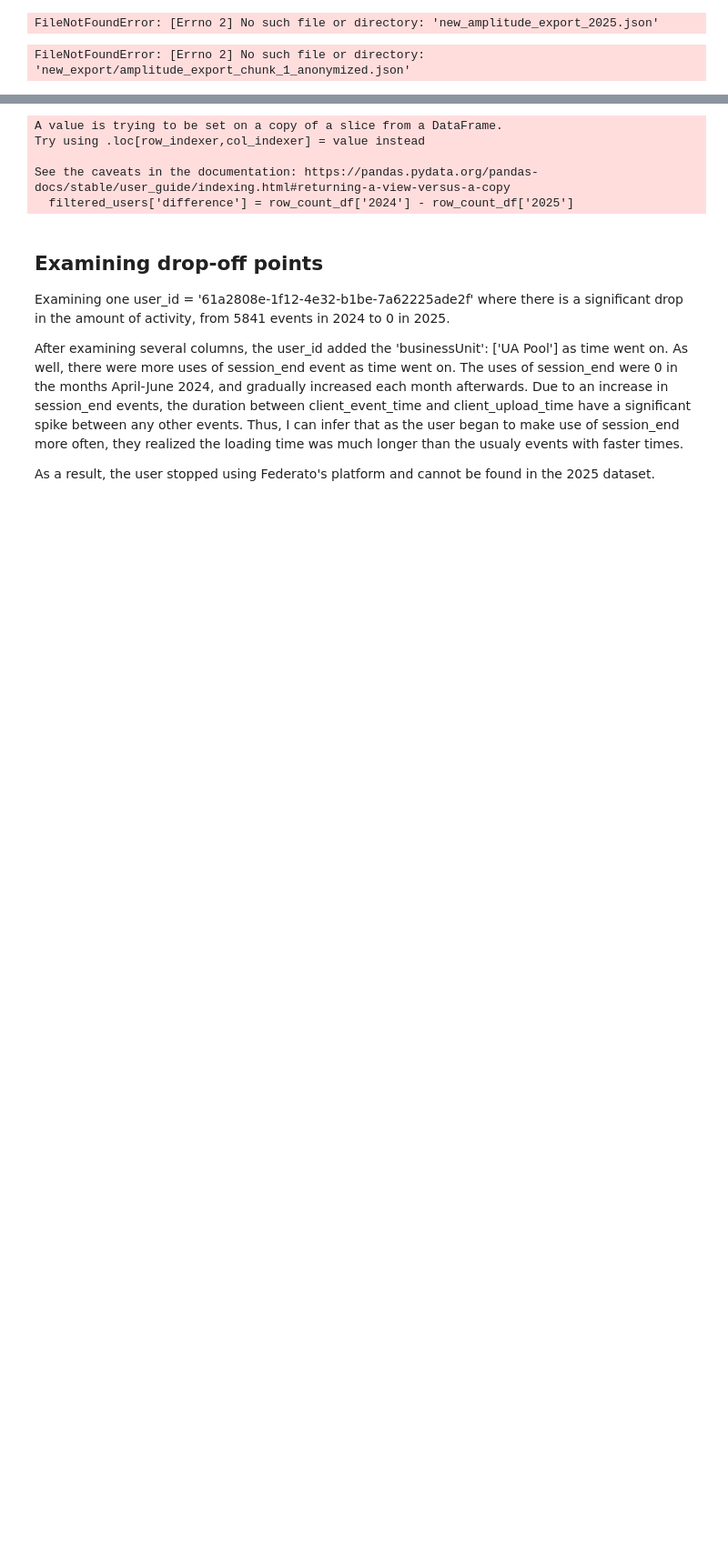
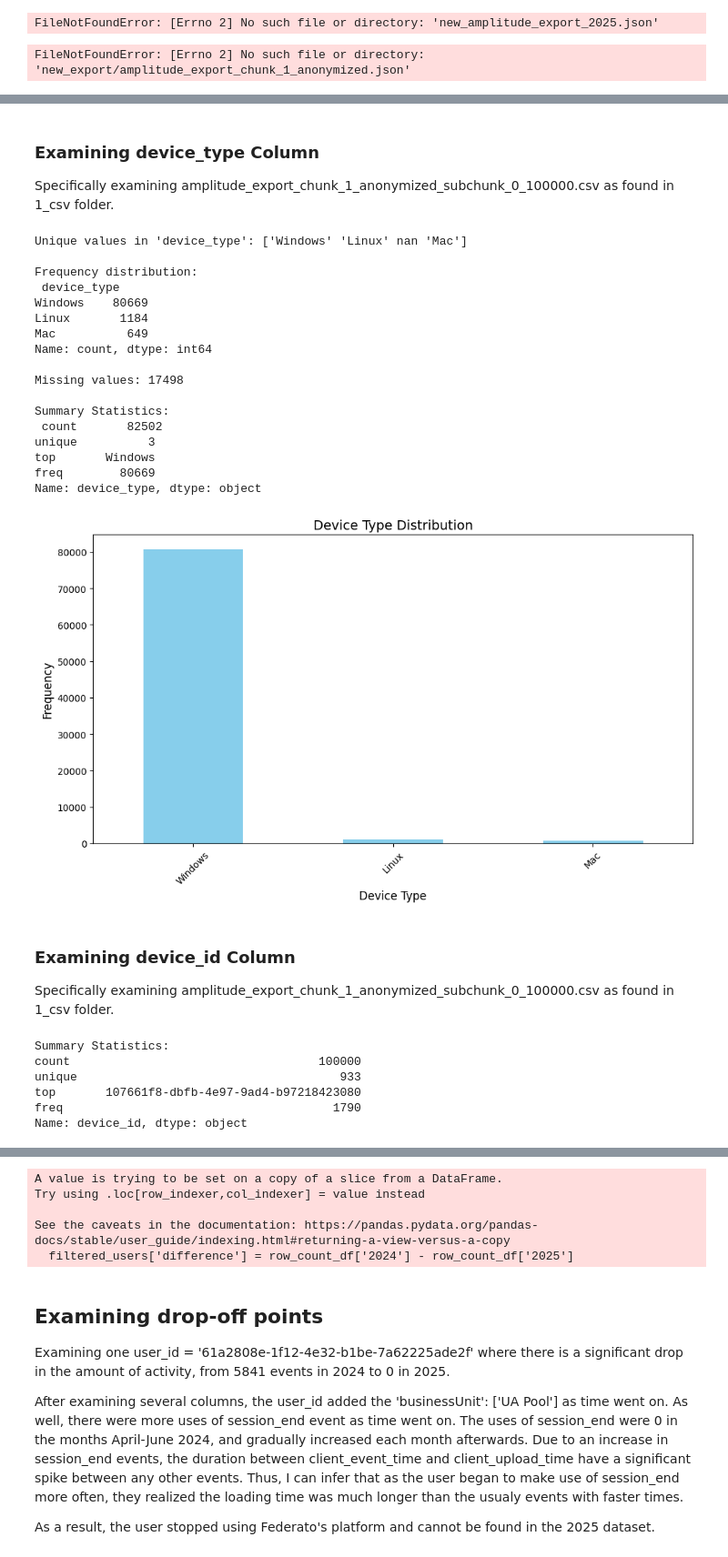
Before and after one commit to nyra-rodrigues/Federato-RiskOps-Platform-Optimization-Challenge, a Jupyter notebook: federato_data_read_starter.ipynb, the cells around one changed output, grey strips where cells are left out. Shown at 91% size. Saved outputs shown, nothing was run; the diff lists cells and outputs as text; code cells hidden in the pictures; blank space fills up the shorter version.

```diff
--- a/federato_data_read_starter.ipynb
+++ b/federato_data_read_starter.ipynb
@@ -190,0 +401,68 @@ plt.show()
+# %% [markdown]
+### Examining device_type Column
+Specifically examining amplitude_export_chunk_1_anonymized_subchunk_0_100000.csv as found in 1_csv folder.
+# %%
+# 1. Unique Values
+unique_device_types = df['device_type'].unique()
+print("Unique values in 'device_type':", unique_device_types)
+
+# 2. Frequency Distribution
+device_type_freq = df['device_type'].value_counts()
+print("\nFrequency distribution:\n", device_type_freq)
+
+# 3. Missing Values
+missing_device_types = df['device_type'].isnull().sum()
+print("\nMissing values:", missing_device_types)
+
+# 4. Summary Statistics
+device_type_summary = df['device_type'].describe()
+print("\nSummary Statistics:\n", device_type_summary)
+
+
+# Plot the frequency distribution
+plt.figure(figsize=(10, 6))
+device_type_freq = df['device_type'].value_counts()
+device_type_freq.plot(kind='bar', color='skyblue')
+
+# Add title and labels
+plt.title('Device Type Distribution', fontsize=14)
+plt.xlabel('Device Type', fontsize=12)
+plt.ylabel('Frequency', fontsize=12)
+
+# Show the plot
+plt.xticks(rotation=45)
+plt.tight_layout()
+plt.show()
+# %% [output]
+Unique values in 'device_type': ['Windows' 'Linux' nan 'Mac']
+
+Frequency distribution:
+ device_type
+Windows    80669
+Linux       1184
+Mac          649
+Name: count, dtype: int64
+
+Missing values: 17498
+
+Summary Statistics:
+ count       82502
+unique          3
+top       Windows
+freq        80669
+Name: device_type, dtype: object
+[figure, added]
+# %% [markdown]
+### Examining device_id Column
+Specifically examining amplitude_export_chunk_1_anonymized_subchunk_0_100000.csv as found in 1_csv folder.
+# %%
+# 4. Summary statistics
+device_id_summary = df['device_id'].describe()
+print(f"\nSummary Statistics:\n{device_id_summary}")
+# %% [output]
+Summary Statistics:
+count                                   100000
+unique                                     933
+top       107661f8-dbfb-4e97-9ad4-b97218423080
+freq                                      1790
+Name: device_id, dtype: object
```
Also changed, not shown: parts of 80 cells of this notebook.
